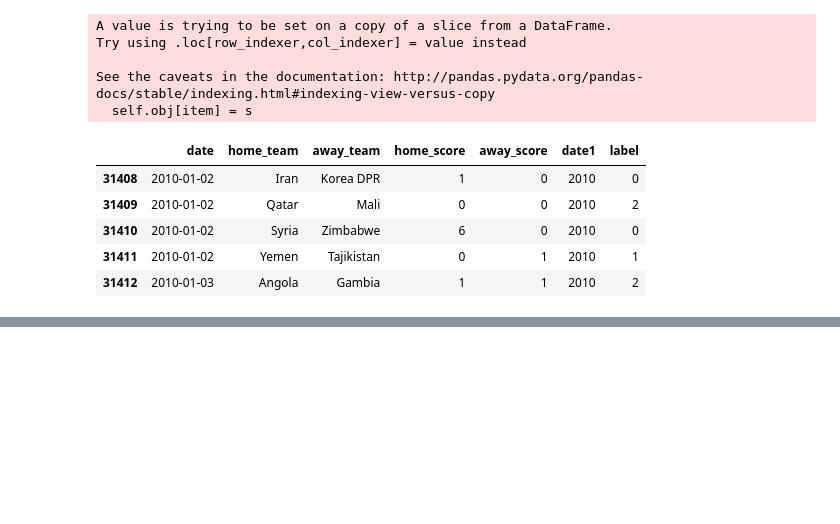
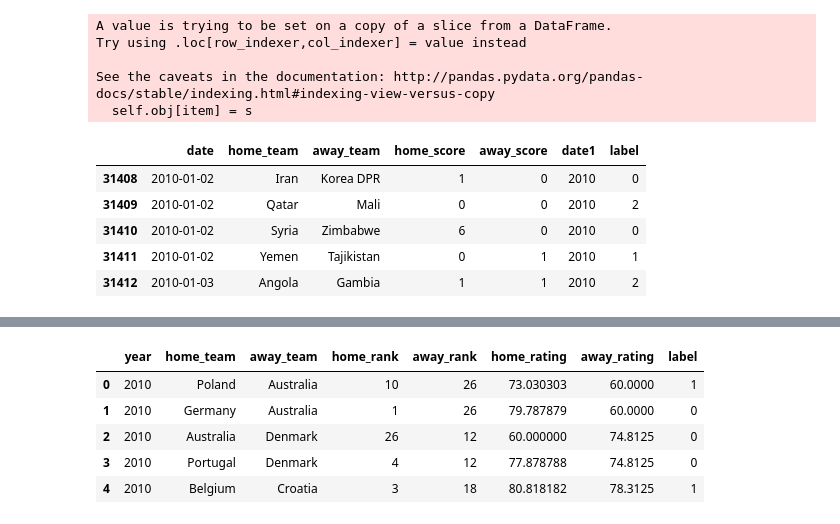
Before and after one commit to ReDI-School/python-data-science, a Jupyter notebook: world_cup_champion_forecast/Project Fifa.ipynb, the cells around one changed output, grey strips where cells are left out. Cells and saved outputs as stored; diff of their text form; code cells hidden in the pictures; blank space fills up the shorter version.

```diff
--- a/world_cup_champion_forecast/Project Fifa.ipynb
+++ b/world_cup_champion_forecast/Project Fifa.ipynb
@@ -176,0 +228,10 @@ fifa2.head()
+# %%
+fifa8=fifa7.loc[:,["year", "home_team", "away_team", "home_rank", "away_rank", "home_rating", "away_rating", "label"]]
+fifa8.head()
+# %% [output]
+|  | year | home_team | away_team | home_rank | away_rank | home_rating | away_rating | label |
+| 0 | 2010 | Poland | Australia | 10 | 26 | 73.030303 | 60.0000 | 1 |
+| 1 | 2010 | Germany | Australia | 1 | 26 | 79.787879 | 60.0000 | 0 |
+| 2 | 2010 | Australia | Denmark | 26 | 12 | 60.000000 | 74.8125 | 0 |
+| 3 | 2010 | Portugal | Denmark | 4 | 12 | 77.878788 | 74.8125 | 0 |
+| 4 | 2010 | Belgium | Croatia | 3 | 18 | 80.818182 | 78.3125 | 1 |
```
Also changed, not shown: parts of 15 cells of this notebook, 1 other file.
